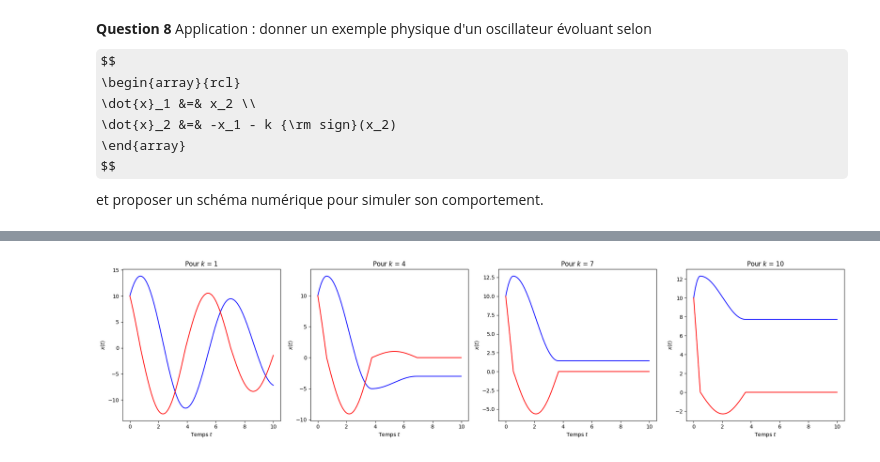
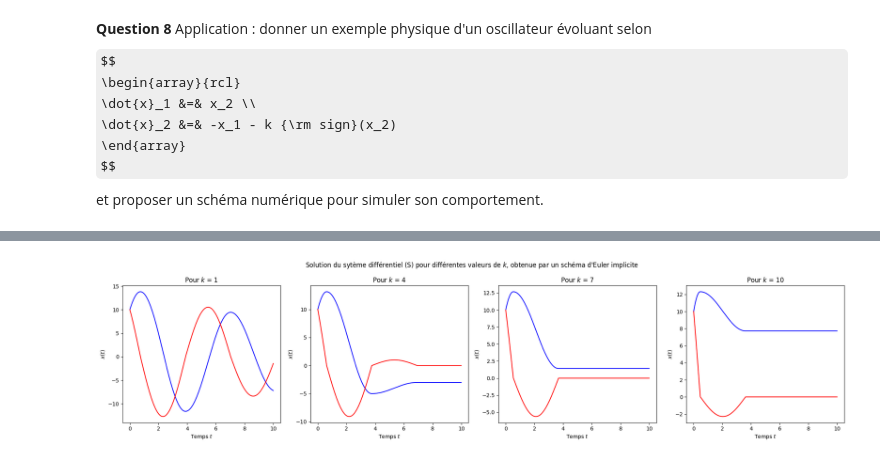
Before and after one commit to louismaguer/projet-maths-info, a Jupyter notebook: Projet - Equations Différentielles - 2025.ipynb, the cells around one changed output, grey strips where cells are left out. Cells and saved outputs as stored; diff of their text form; code cells hidden in the pictures; some formulas as TeX source.

```diff
--- a/Projet - Equations Différentielles - 2025.ipynb
+++ b/Projet - Equations Différentielles - 2025.ipynb
@@ -305,13 +289,13 @@ x_0s = [1, 4, 9, 15]
 colors = ['blue', 'red', 'orange', 'green']
 
 for (x_0, i) in zip(x_0s, list(range(len(x_0s)))):
-    label_x_0 = "Avec x_0 = %d" % x_0
+    label_x_0 = "Avec $x_0$ = %d" % x_0
     y_sol = solve_ivp(f_q3, (0., 10.), [x_0] )
     plt.plot(y_sol.t, y_sol.y[0, :], label=label_x_0, color=colors[i])
 
-axe.set_xlabel("Temps")
-axe.set_ylabel("x(t)")
-axe.set_title("Solutions de (2) pour diverses valeurs de x_0")
+axe.set_xlabel("Temps $t$")
+axe.set_ylabel("$x(t)$")
+axe.set_title("Solution de (2) pour diverses valeurs de $x_0$")
 axe.legend()
 plt.show()
 # %% [output]
@@ -673,35 +657,36 @@ On prend alors ${\rm sign}(0) = \dfrac{1}{k}\left(\dfrac{x_2^{j}}{\Delta t}- x_1
 def euler_implicit_friction(x0,t0,tf,dt, k):
     time = np.arange(t0, tf, dt)
     sol = [[] for i in range(len(time))]
     sol[0] = x0
     for i in range(1, len(time)):
         x, y = sol[i - 1][0], sol[i - 1] [1]
-        new_x= 0.
-        new_y = 0.
+        new_x = 0
+        new_y = 0
         if y - dt * x - dt * k > 0:
             new_x = (x + dt * y - dt * dt * k) / (1 + dt * dt)
             new_y = (y - dt * x - dt * k) / (1 + dt * dt)
         elif y - dt * x + dt * k < 0:
             new_x = (x + dt * y + dt * dt * k) / (1 + dt * dt)
             new_y = (y - dt * x + dt * k) / (1 + dt * dt)
         else:
             new_x = x
-            new_y = 0.
+            new_y = 0
         sol[i] = [new_x, new_y]
     return time, sol
 
-x_init = [10., 10.]
+x_init = [10, 10]
 fig, axes = plt.subplots(nrows=1, ncols=4,figsize=(20, 5))
 
 k = [1, 4, 7, 10]
 for i in range(4) :
     t, x = euler_implicit_friction(x_init, t0, tf, dt, k[i])
     axes[i].plot(t, [tab[0] for tab in x], color='blue', label="x_1")
     axes[i].plot(t, [tab[1] for tab in x], color='red', label="x_2")
     axes[i].set_xlabel("Temps $t$")
     axes[i].set_ylabel("$x(t)$")
     axes[i].set_title(f"Pour $k$ = {k[i]}")
+fig.suptitle(r"Solution du sytème différentiel $\text{(S)}$ pour différentes valeurs de $k$, obtenue par un schéma d'Euler implicite")
 plt.tight_layout()
 plt.show()
 # %% [output]
-[figure, old version]
+[figure, new version]
```
Also changed, not shown: parts of 4 cells of this notebook.
